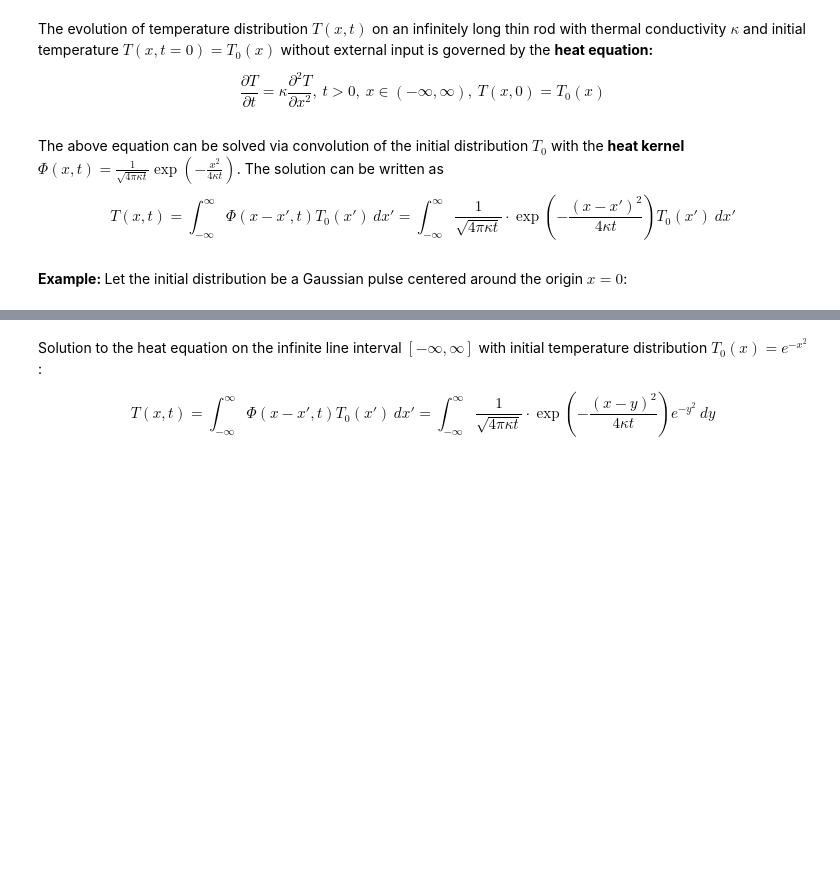
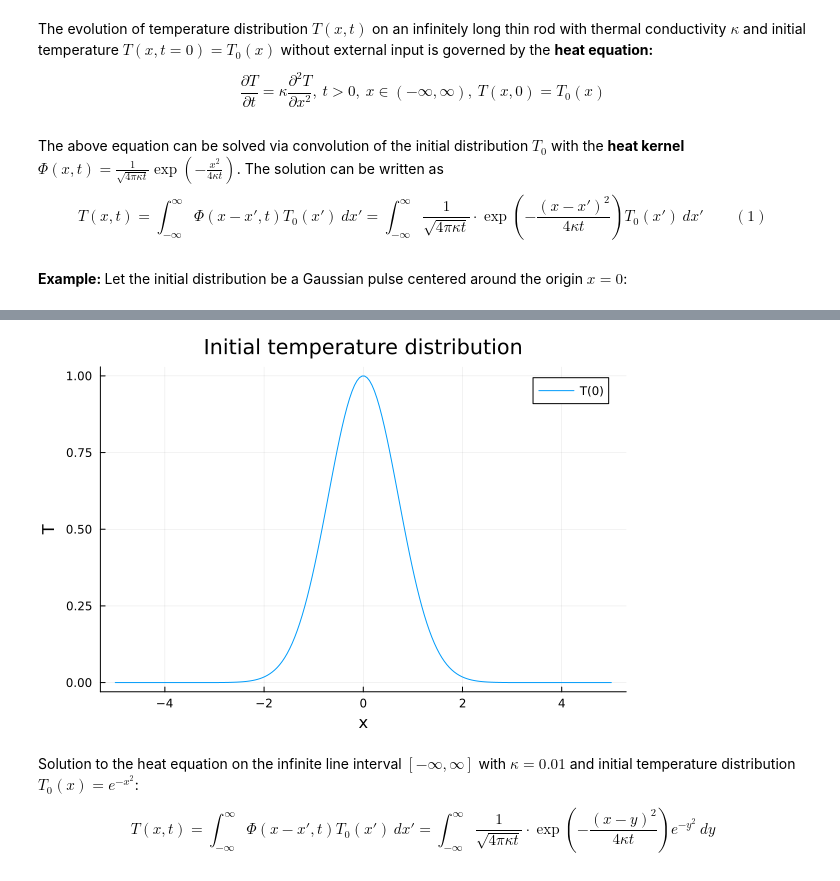
Before and after one commit to jacob-cunningham-ds/me2060, a Jupyter notebook: modules/module_4/integral_ode_demo.ipynb, the cells around one changed output, grey strips where cells are left out. Drawn from its saved outputs; the diff is of its cells as text; code cells hidden in the pictures; blank space fills up the shorter version.

```diff
--- a/modules/module_4/integral_ode_demo.ipynb
+++ b/modules/module_4/integral_ode_demo.ipynb
@@ -134,7 +119,7 @@ The evolution of temperature distribution $T(x,t)$ on an infinitely long thin ro
 # %% [markdown]
 The above equation can be solved via convolution of the initial distribution $T_0$ with the <b> heat kernel </b> $\Phi(x,t)=\frac{1}{\sqrt{4\pi\kappa t}}\exp(-\frac{x^2}{4\kappa t}) $. The solution can be written as
 \begin{equation}
- T(x,t) =  \int_{-\infty}^{\infty} \Phi(x-x',t)T_0(x')\  dx' =  \int_{-\infty}^{\infty} \frac{1}{\sqrt{4\pi\kappa t}}\cdot \exp\left(-\frac{(x-x')^2} {4\kappa t} \right) T_0(x')\  dx'
+ T(x,t) =  \int_{-\infty}^{\infty} \Phi(x-x',t)T_0(x')\  dx' =  \int_{-\infty}^{\infty} \frac{1}{\sqrt{4\pi\kappa t}}\cdot \exp\left(-\frac{(x-x')^2} {4\kappa t} \right) T_0(x')\  dx' \quad \quad (1)
 \end{equation}
 # %% [markdown]
 <b> Example: </b> Let the initial distribution be a Gaussian pulse centered around the origin $x=0$:
@@ -149,9 +134,10 @@ x0=0
 initial_dist(x)= exp(-x.^2)
 
 # trace = scatter(x=cos.(ω1*t),y=sin.(ω2*a0*t),mode="lines", name="Lissajous")
-trace = scatter(x=x,y=initial_dist.(x),mode="lines", name="Lissajous")
-data = [trace]
-layout = Layout(;title="Time = 0", xaxis_range=[startx, endx], xaxis_title="x",
-                     yaxis_range=[-1.1, 1.1],  yaxis_title="Temperature ", width=1000,height=500)
-pl = plot(data,layout)
+#trace = scatter(x=x,y=initial_dist.(x),mode="lines", name="Lissajous")
+#data = [trace]
+#layout = Layout(;title="Time = 0", xaxis_range=[startx, endx], xaxis_title="x",yaxis_range=[-1.1, 1.1],  yaxis_title="Temperature ", width=1000,height=500)
+plot(x,initial_dist.(x),label="T(0)",title="Initial temperature distribution")
+xlabel!("x")
+ylabel!("T")
 # %% [output]
@@ -159,5 +144,6 @@ pl = plot(data,layout)
+[figure, added]
 # %% [markdown]
-Solution to the heat equation on the infinite line interval $[-\infty,\infty]$ with initial temperature distribution $T_0(x)=e^{-x^2}$:
+Solution to the heat equation on the infinite line interval $[-\infty,\infty]$ with $\kappa=0.01$ and initial temperature distribution $T_0(x)=e^{-x^2}$:
 
 \begin{equation}
  T(x,t) =  \int_{-\infty}^{\infty} \Phi(x-x',t)T_0(x')\  dx' =  \int_{-\infty}^{\infty} \frac{1}{\sqrt{4\pi \kappa t}}\cdot \exp\left(-\frac{(x-y)^2} {4 \kappa t} \right) e^{-y^2}\  dy
```
Also changed, not shown: parts of 18 cells of this notebook, 13 other files.
